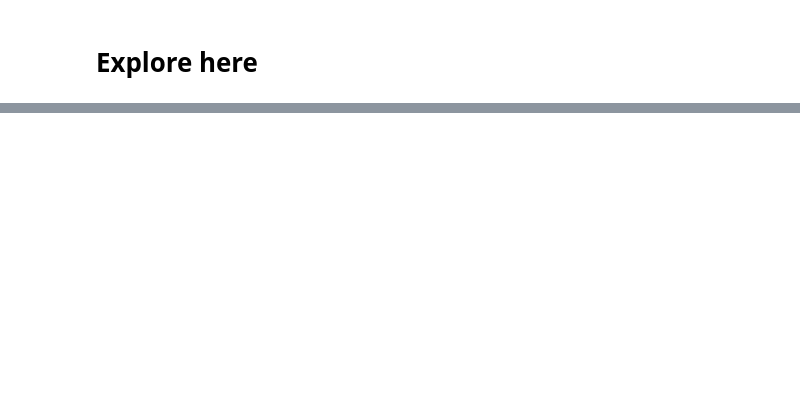
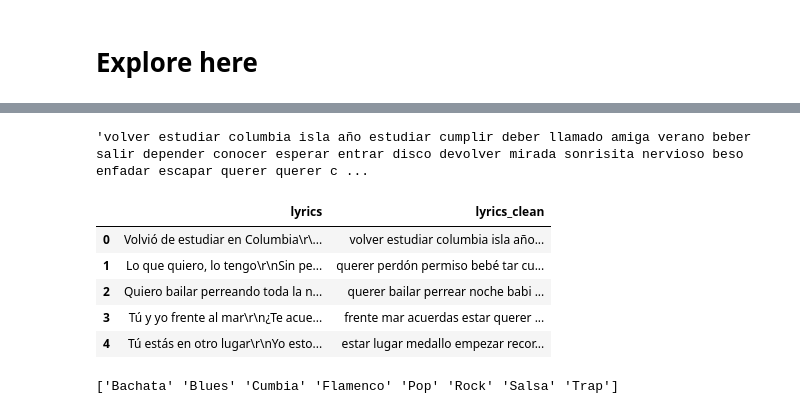
Before and after one commit to DiegoAmorin33/Music-Genre-Classification-Using-Song-Lyrics, a Jupyter notebook: src/explore.ipynb, the cells around one changed output, grey strips where cells are left out. Saved outputs shown, nothing was run; the diff lists cells and outputs as text; code cells hidden in the pictures; blank space fills up the shorter version.

```diff
--- a/src/explore.ipynb
+++ b/src/explore.ipynb
@@ -37 +45,10 @@ Flamenco     99
 Name: count, dtype: int64
+# %%
+df = df.dropna(subset=["label"])
+df['label'] = df['label'].astype(str).str.strip()
+df = df[df['label'].str.lower() != 'nan']
+# %%
+valid_labels = {"Rock", "Pop", "Cumbia", "Bachata",
+    "Flamenco", "Trap", "Salsa", "Blues"}
+
+df= df[df["label"].isin(valid_labels)]
@@ -37,0 +68,8 @@ Name: count, dtype: int64
+# %%
+#limpia lenguaje, ruiod textual, es agresivo
+def clean_text(text):
+    text = text.lower()
+    text = re.sub(r'\n', ' ', text)
+    text = re.sub(r'[^a-záéíóúüñ\s]', '', text)
+    text = re.sub(r'\s+', ' ', text).strip()
+    return text
@@ -37,0 +100,30 @@ Name: count, dtype: int64
+# %%
+expresion_stopwords = {"oh","eh","uh","ay","yeh","yeah","oh oh", "yo","ey",
+                       "ah","ah ah", "oh oh"}
+
+nlp = spacy.load("es_core_news_sm")
+
+def clean_text(text):
+    doc = nlp(text)
+    tokens = [
+        token.lemma_
+        for token in doc
+        if not token.is_stop
+        and not token.is_punct
+        and token.lemma_ not in expresion_stopwords
+        and len(token.lemma_)>2]
+    return " ".join(tokens)
+# %%
+clean_text(pre_clean(df.loc[0, 'lyrics']))
+# %% [output]
+'volver estudiar columbia isla año estudiar cumplir deber llamado amiga verano beber salir depender conocer esperar entrar disco devolver mirada sonrisita nervioso beso enfadar escapar querer querer c ...
+# %%
+df['lyrics_clean'] = df['lyrics'].apply(lambda x: clean_text(pre_clean(x)))
+df[['lyrics', 'lyrics_clean']].head()
+# %% [output]
+|  | lyrics | lyrics_clean |
+| 0 | Volvió de estudiar en Columbia\r\... | volver estudiar columbia isla año... |
+| 1 | Lo que quiero, lo tengo\r\nSin pe... | querer perdón permiso bebé tar cu... |
+| 2 | Quiero bailar perreando toda la n... | querer bailar perrear noche babi ... |
+| 3 | Tú y yo frente al mar\r\n¿Te acue... | frente mar acuerdas estar querer ... |
+| 4 | Tú estás en otro lugar\r\nYo esto... | estar lugar medallo empezar recor... |
@@ -37,0 +133,8 @@ Name: count, dtype: int64
+# %%
+label_encoder = LabelEncoder()
+y = label_encoder.fit_transform(df["label"])
+
+class_names =label_encoder.classes_
+print(class_names)
+# %% [output]
+['Bachata' 'Blues' 'Cumbia' 'Flamenco' 'Pop' 'Rock' 'Salsa' 'Trap']
```
Also changed, not shown: parts of 35 cells of this notebook, 6 other files.
